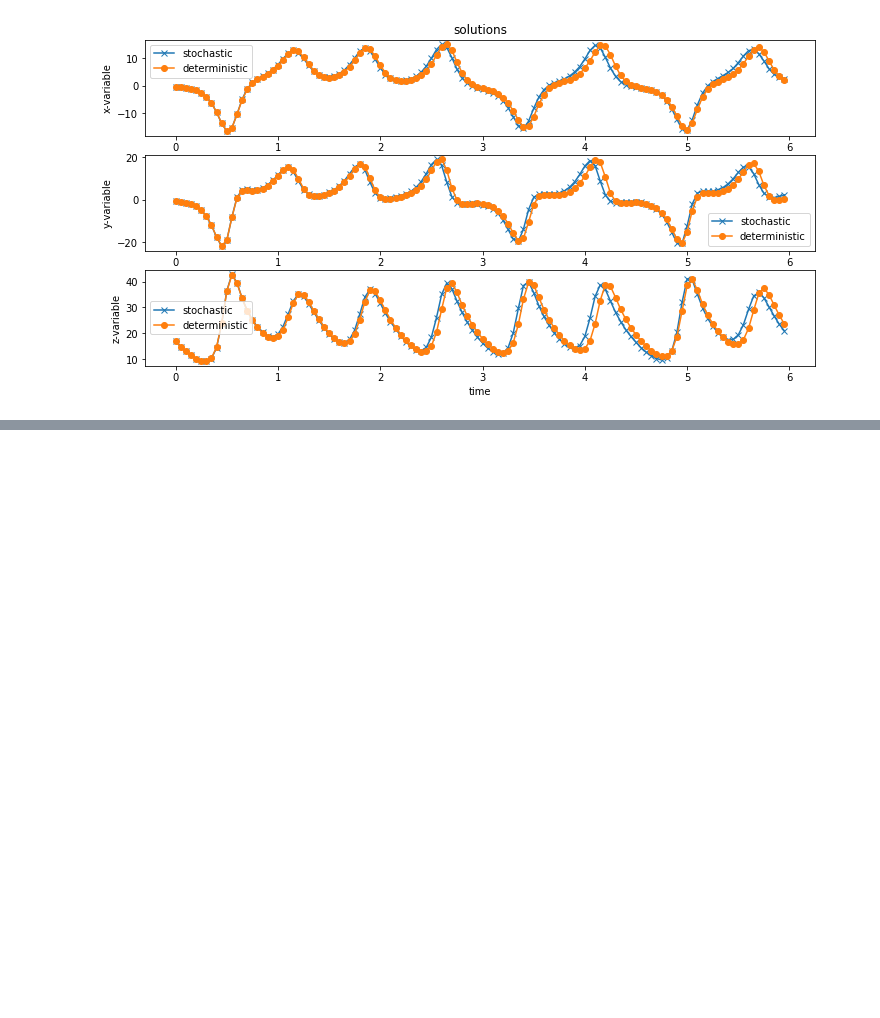
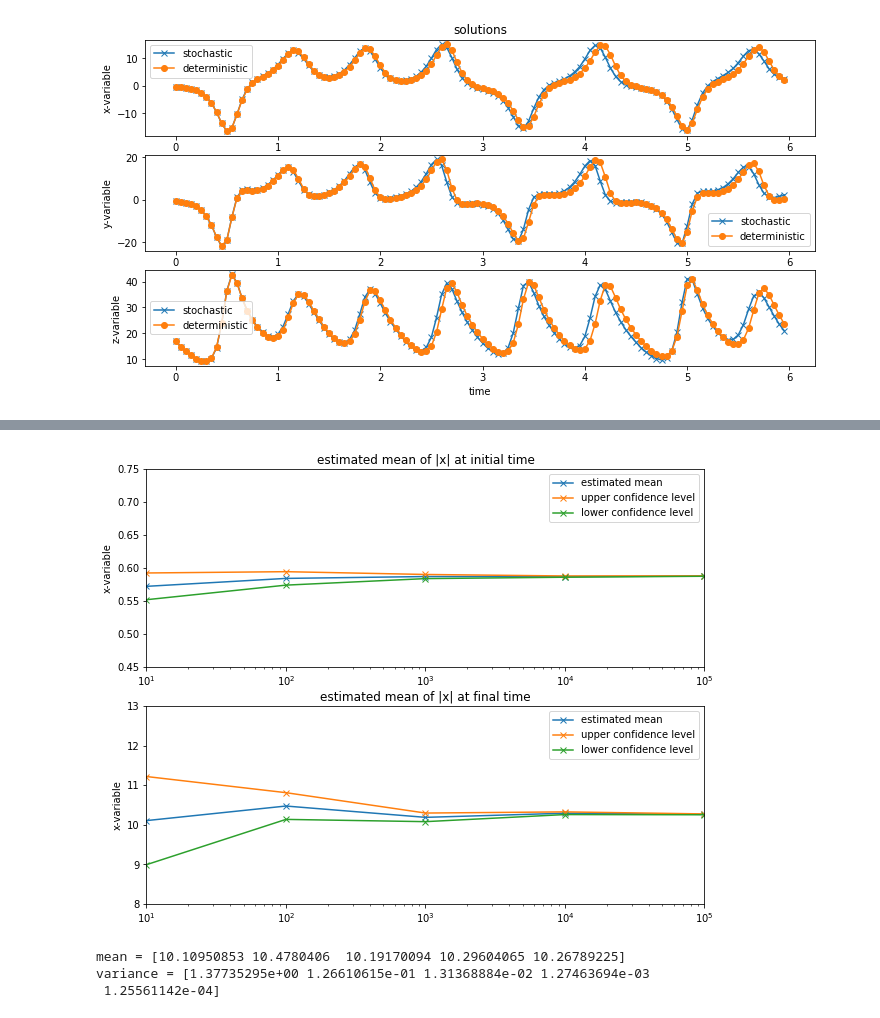
Before and after one commit to ray-chew/probabilistic_forecasting_examples, a Jupyter notebook: Chapter 4.ipynb, the cells around one changed output, grey strips where cells are left out. Drawn from its saved outputs; the diff is of its cells as text; code cells hidden in the pictures; blank space fills up the shorter version.

```diff
--- a/Chapter 4.ipynb
+++ b/Chapter 4.ipynb
@@ -409,0 +574,34 @@ plt.show()
+# %%
+fig10 = plt.figure(figsize=(10,8))
+ax = fig10.add_subplot(2, 1, 1)
+ax.semilogx(m,mean0[:,0],'x-',label='estimated mean')
+ax.semilogx(m,mean0[:,0]+0.95*np.sqrt(variance0[:,0]/m),'x-',label='upper confidence level')
+ax.semilogx(m,mean0[:,0]-0.95*np.sqrt(variance0[:,0]/m),'x-',label='lower confidence level')
+ax.set_title("solutions")
+ax.set_ylabel("x-variable")
+ax.set_xlim([10,100000])
+ax.set_ylim([0.45,0.75])
+ax.set_title("estimated mean of |x| at initial time")
+ax.legend()
+ax = fig10.add_subplot(2, 1, 2)
+ax.semilogx(m,mean1[:,0],'x-',label='estimated mean')
+ax.semilogx(m,mean1[:,0]+0.95*np.sqrt(variance1[:,0]/m),'x-',label='upper confidence level')
+ax.semilogx(m,mean1[:,0]-0.95*np.sqrt(variance1[:,0]/m),'x-',label='lower confidence level')
+ax.set_title("solutions")
+ax.set_ylabel("x-variable")
+ax.set_xlim([10,100000])
+ax.set_ylim([8,13])
+ax.set_title("estimated mean of |x| at final time")
+ax.legend()
+plt.show()
+
+m2 = mean1[:,0]
+v2 = variance1[:,0]/m
+
+print("mean = %s" %(m2))
+print("variance = %s" %(v2))
+# %% [output]
+[figure, added]
+mean = [10.10950853 10.4780406  10.19170094 10.29604065 10.26789225]
+variance = [1.37735295e+00 1.26610615e-01 1.31368884e-02 1.27463694e-03
+ 1.25561142e-04]
```
Also changed, not shown: parts of 8 cells of this notebook.
